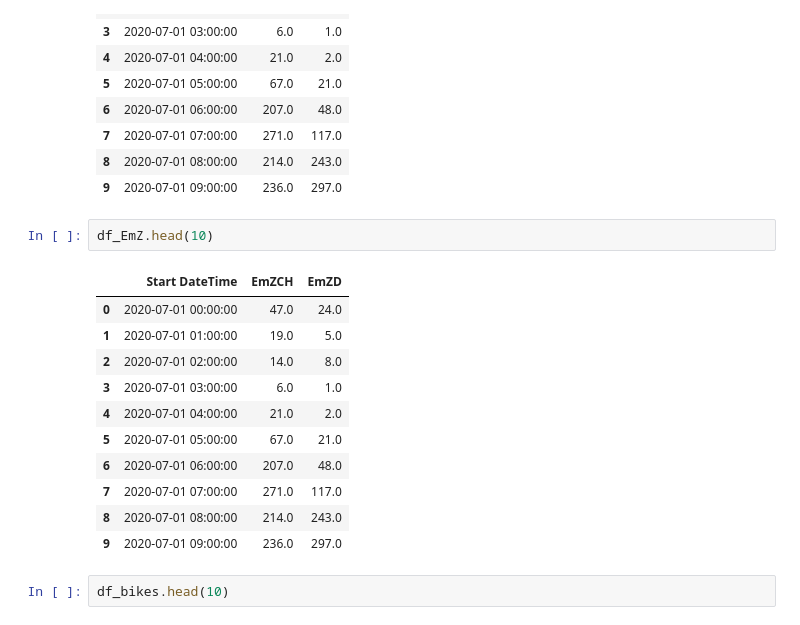
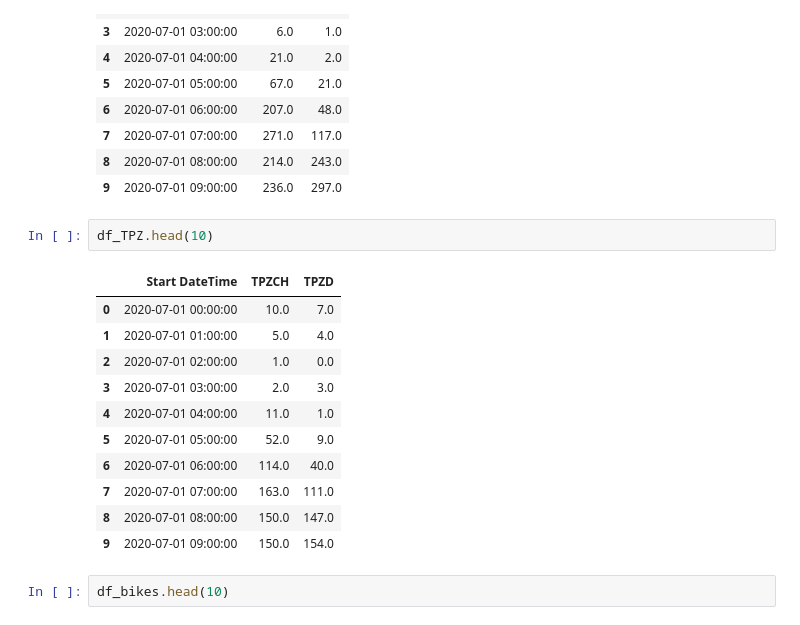
Before and after one commit to Waldleufer/2023-amse-data-engineering, a Jupyter notebook: exploration.ipynb, the cells around one changed output. Drawn from its saved outputs; the diff is of its cells as text.

```diff
--- a/exploration.ipynb
+++ b/exploration.ipynb
@@ -66,19 +66,19 @@ df_EmZ.head(10)
 | 8 | 2020-07-01 08:00:00 | 214.0 | 243.0 |
 | 9 | 2020-07-01 09:00:00 | 236.0 | 297.0 |
 # %%
-df_EmZ.head(10)
+df_TPZ.head(10)
 # %% [output]
-|  | Start DateTime | EmZCH | EmZD |
-| 0 | 2020-07-01 00:00:00 | 47.0 | 24.0 |
-| 1 | 2020-07-01 01:00:00 | 19.0 | 5.0 |
-| 2 | 2020-07-01 02:00:00 | 14.0 | 8.0 |
-| 3 | 2020-07-01 03:00:00 | 6.0 | 1.0 |
-| 4 | 2020-07-01 04:00:00 | 21.0 | 2.0 |
-| 5 | 2020-07-01 05:00:00 | 67.0 | 21.0 |
-| 6 | 2020-07-01 06:00:00 | 207.0 | 48.0 |
-| 7 | 2020-07-01 07:00:00 | 271.0 | 117.0 |
-| 8 | 2020-07-01 08:00:00 | 214.0 | 243.0 |
-| 9 | 2020-07-01 09:00:00 | 236.0 | 297.0 |
+|  | Start DateTime | TPZCH | TPZD |
+| 0 | 2020-07-01 00:00:00 | 10.0 | 7.0 |
+| 1 | 2020-07-01 01:00:00 | 5.0 | 4.0 |
+| 2 | 2020-07-01 02:00:00 | 1.0 | 0.0 |
+| 3 | 2020-07-01 03:00:00 | 2.0 | 3.0 |
+| 4 | 2020-07-01 04:00:00 | 11.0 | 1.0 |
+| 5 | 2020-07-01 05:00:00 | 52.0 | 9.0 |
+| 6 | 2020-07-01 06:00:00 | 114.0 | 40.0 |
+| 7 | 2020-07-01 07:00:00 | 163.0 | 111.0 |
+| 8 | 2020-07-01 08:00:00 | 150.0 | 147.0 |
+| 9 | 2020-07-01 09:00:00 | 150.0 | 154.0 |
 # %%
 df_bikes.head(10)
 # %% [output]
```
Also changed, not shown: parts of 4 cells of this notebook, 1 other file.
